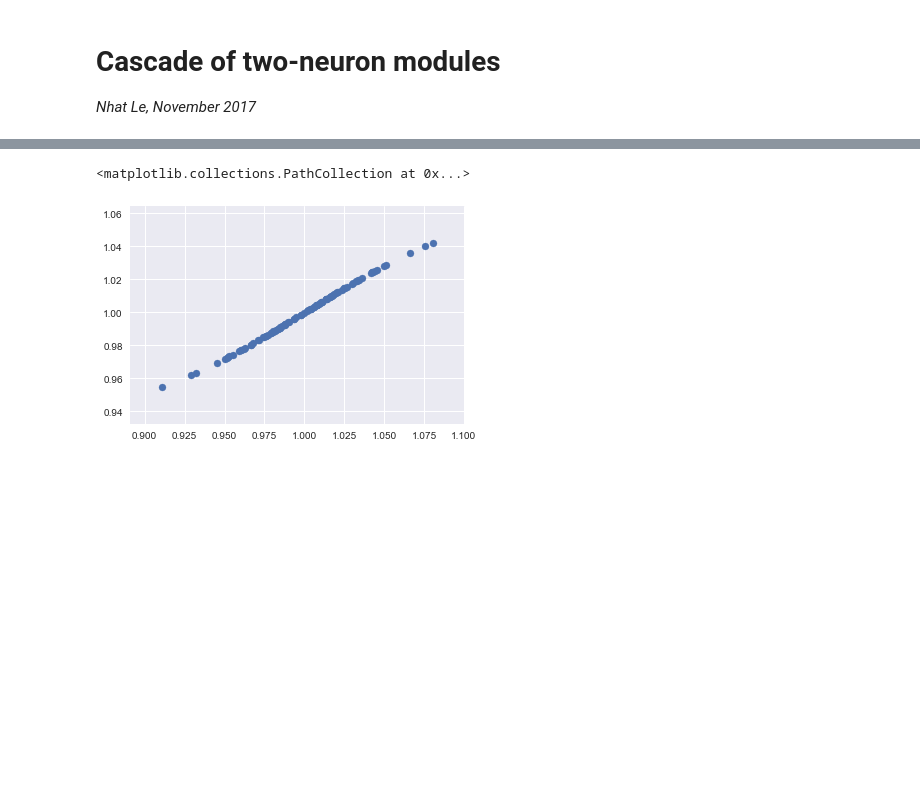
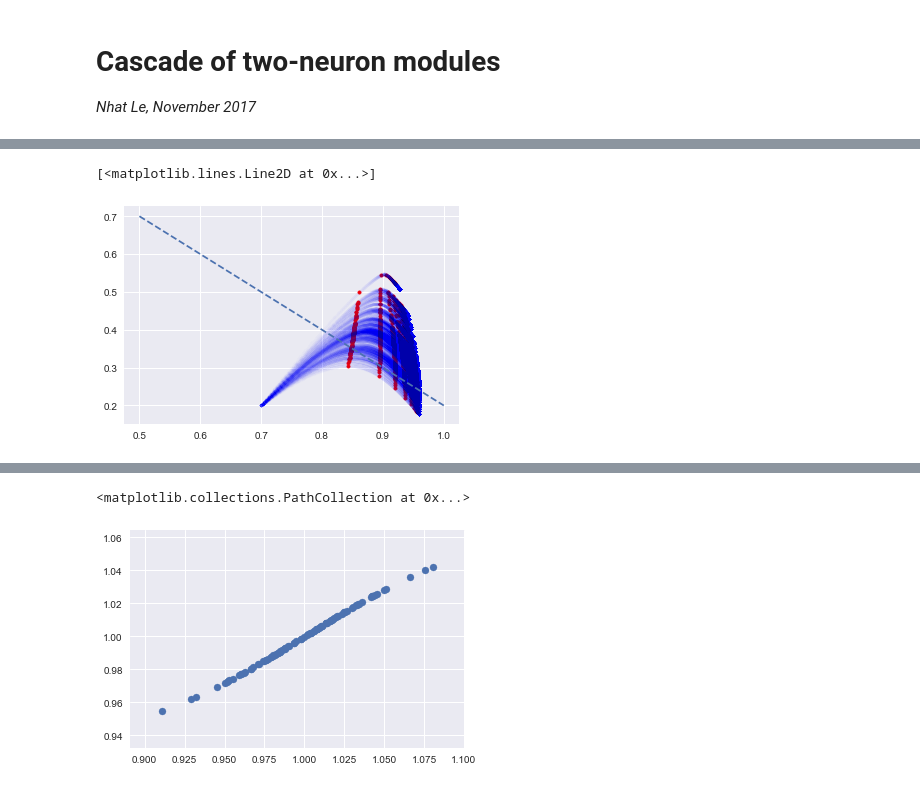
Before and after one commit to jazlab/SE_NL_MJ_2020, a Jupyter notebook: two_neuron_cascade.ipynb, the cells around one changed output, grey strips where cells are left out. Saved outputs shown, nothing was run; the diff lists cells and outputs as text; code cells hidden in the pictures; blank space fills up the shorter version.

```diff
--- a/two_neuron_cascade.ipynb
+++ b/two_neuron_cascade.ipynb
@@ -161 +234,16 @@ final_pos1 = (ulst_noise1 + vlst_noise1)[-1, :]
+# %%
+plt.plot(ulst_noise1, vlst_noise1, 'b.', alpha=0.01);
+k = np.linspace(0.5, 1, 100)
+plt.scatter(ulst_noise1[100,:], vlst_noise1[100,:], color='r', marker='.');
+plt.scatter(ulst_noise1[200,:], vlst_noise1[200,:], color='r', marker='.');
+plt.scatter(ulst_noise1[300,:], vlst_noise1[300,:], color='r', marker='.');
+plt.scatter(ulst_noise1[400,:], vlst_noise1[400,:], color='r', marker='.');
+plt.scatter(ulst_noise1[500,:], vlst_noise1[500,:], color='r', marker='.');
+plt.scatter(ulst_noise1[600,:], vlst_noise1[600,:], color='r', marker='.');
+plt.scatter(ulst_noise1[700,:], vlst_noise1[700,:], color='r', marker='.');
+plt.scatter(ulst_noise1[800,:], vlst_noise1[800,:], color='r', marker='.');
+plt.plot(k , 1 - k + 0.2, '--')
+# %% [output]
+[<matplotlib.lines.Line2D at 0x...>]
+[figure, added]
 # %%
```
Also changed, not shown: parts of 27 cells of this notebook.
